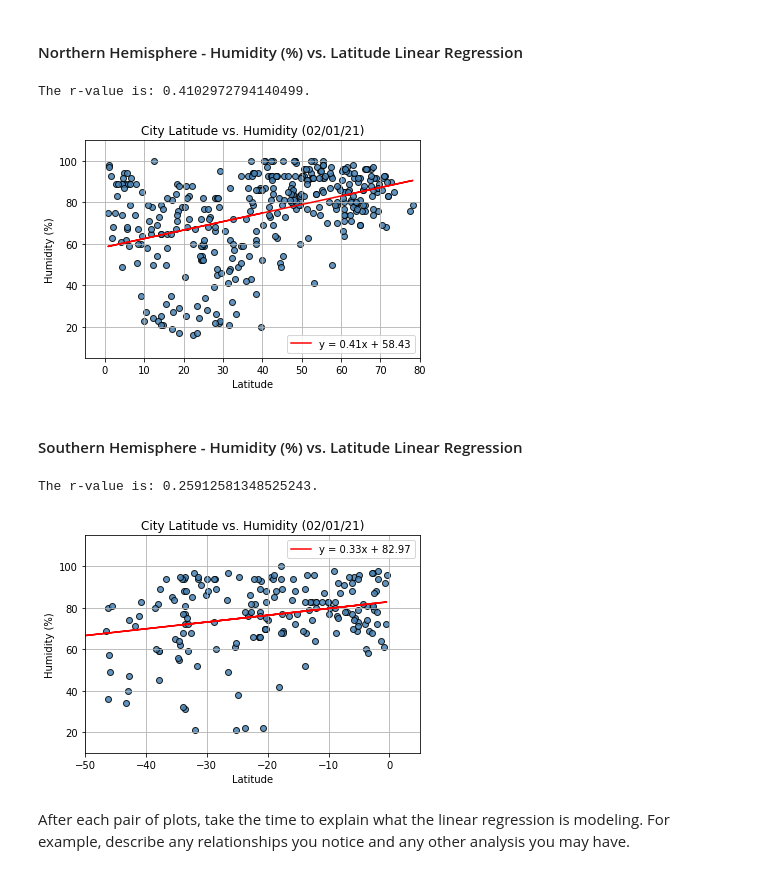
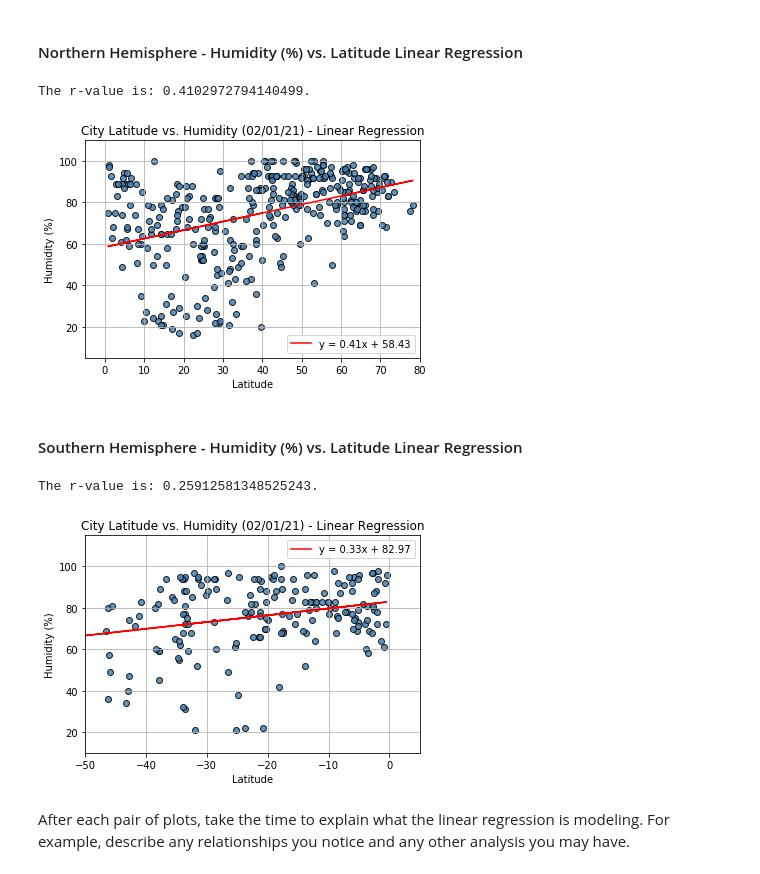
Before and after one commit to vandrade88/python-api-challenge, a Jupyter notebook: WeatherPy/WeatherPy.ipynb, the cells around one changed output. Drawn from its saved outputs; the diff is of its cells as text; code cells hidden in the pictures.

```diff
--- a/WeatherPy/WeatherPy.ipynb
+++ b/WeatherPy/WeatherPy.ipynb
@@ -394,7 +394,7 @@ print(f"The r-value is: {rvalue}.")
 
 plt.scatter(x_values, y_values, marker="o", facecolors="steelblue", edgecolors="black", alpha = 0.85)
 plt.plot(x_values,regress_values,"r-", label = line_eq)
-plt.title('City Latitude vs. Humidity (02/01/21)')
+plt.title('City Latitude vs. Humidity (02/01/21) - Linear Regression')
 plt.xlabel('Latitude')
 plt.ylabel('Humidity (%)')
 plt.grid(b=True, which='major', axis='both')
@@ -404,32 +404,32 @@ plt.legend(loc="best")
 plt.show()
 # %% [output]
 The r-value is: 0.4102972794140499.
-[figure, old version]
+[figure, new version]
 # %% [markdown]
 ####  Southern Hemisphere - Humidity (%) vs. Latitude Linear Regression
 # %%
 x_values = southern_hemisphere['Lat']
 y_values = southern_hemisphere['Humidity']
 
 (slope, intercept, rvalue, pvalue, stderr) = linregress(x_values, y_values)
 regress_values = x_values * slope + intercept
 line_eq = "y = " + str(round(slope,2)) + "x + " + str(round(intercept,2))
 
 print(f"The r-value is: {rvalue}.")
 
 plt.scatter(x_values, y_values, marker="o", facecolors="steelblue", edgecolors="black", alpha = 0.85)
 plt.plot(x_values,regress_values,"r-", label = line_eq)
-plt.title('City Latitude vs. Humidity (02/01/21)')
+plt.title('City Latitude vs. Humidity (02/01/21) - Linear Regression')
 plt.xlabel('Latitude')
 plt.ylabel('Humidity (%)')
 plt.grid(b=True, which='major', axis='both')
 plt.ylim(10,115)
 plt.xlim(-50,5)
 plt.legend(loc="best")
 plt.show()
 # %% [output]
 The r-value is: 0.25912581348525243.
-[figure, old version]
+[figure, new version]
 # %% [markdown]
 After each pair of plots, take the time to explain what the linear regression is modeling. For example, describe any relationships you notice and any other analysis you may have.
 # %% [markdown]
```
Also changed, not shown: parts of 2 cells of this notebook.
